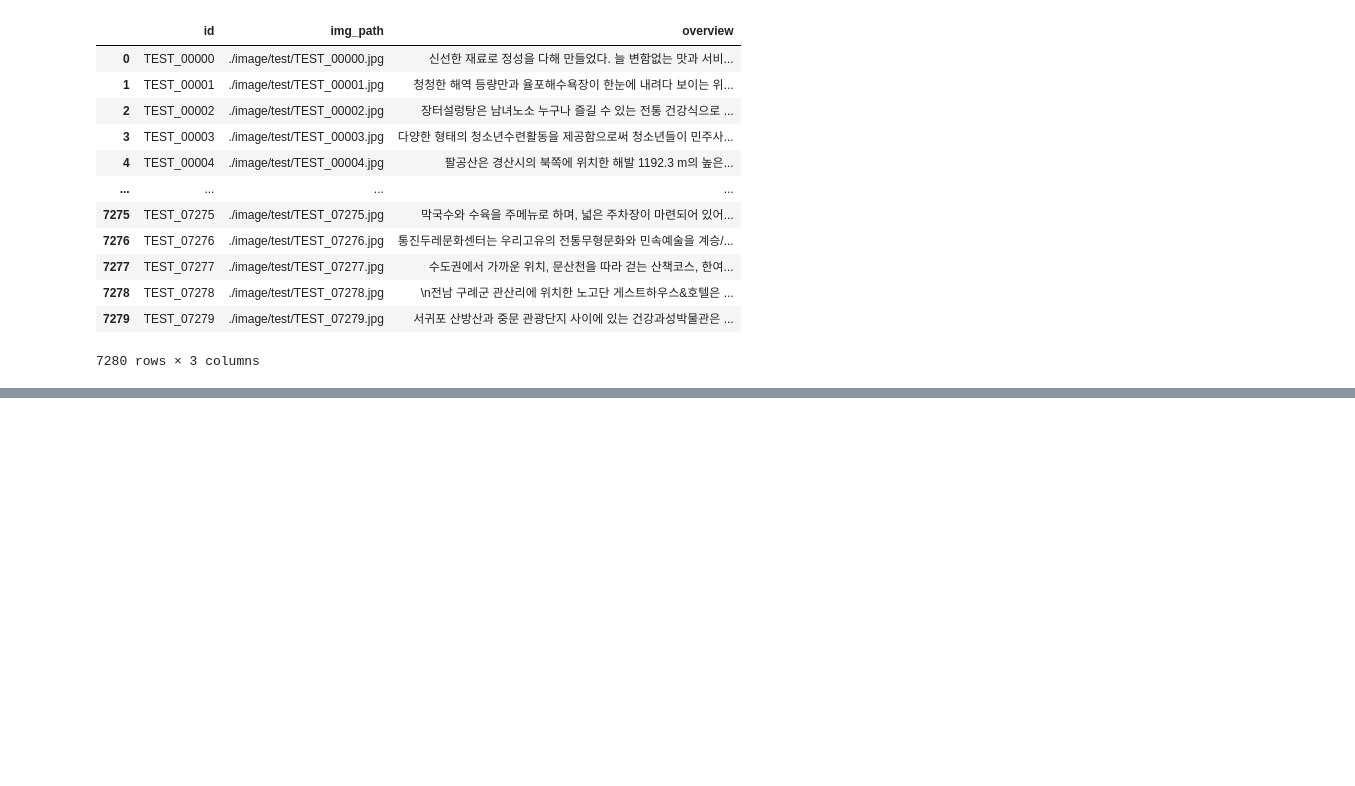
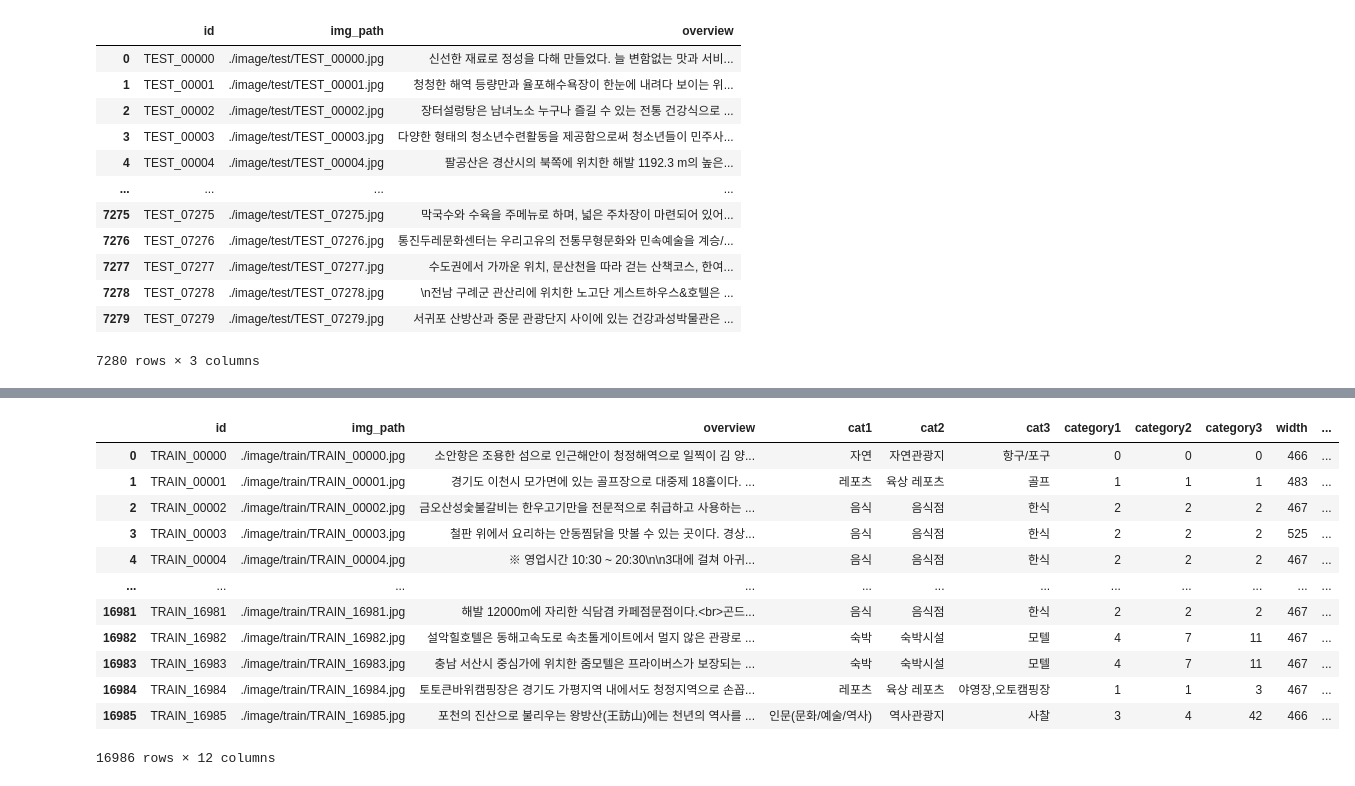
Before and after one commit to jukdang/AI_repo, a Jupyter notebook: Dacon_toursism data classification/travel.ipynb, the cells around one changed output, grey strips where cells are left out. Saved outputs shown, nothing was run; the diff lists cells and outputs as text; code cells hidden in the pictures; blank space fills up the shorter version.

```diff
--- a/Dacon_toursism data classification/travel.ipynb
+++ b/Dacon_toursism data classification/travel.ipynb
@@ -87,3 +89,7 @@ test_df
 | 7278 | TEST_07278 | ./image/test/TEST_07278.jpg | \n전남 구례군 관산리에 위치한 노고단 게스트하우스&호텔은 ... |
 | 7279 | TEST_07279 | ./image/test/TEST_07279.jpg | 서귀포 산방산과 중문 관광단지 사이에 있는 건강과성박물관은 ... |
 7280 rows × 3 columns
+# %%
+train_df[['width', 'height']] = train_df['img_path'].apply(lambda path: np.array(Image.open(path)).shape[:-1]).to_list()
+# %%
+train_df['sentence_length'] = train_df['overview'].apply(lambda sentence: len(sentence))
@@ -89,0 +134,16 @@ test_df
+# %%
+train_df
+# %% [output]
+|  | id | img_path | overview | cat1 | cat2 | cat3 | category1 | category2 | category3 | width | ... |
+| 0 | TRAIN_00000 | ./image/train/TRAIN_00000.jpg | 소안항은 조용한 섬으로 인근해안이 청정해역으로 일찍이 김 양... | 자연 | 자연관광지 | 항구/포구 | 0 | 0 | 0 | 466 | ... |
+| 1 | TRAIN_00001 | ./image/train/TRAIN_00001.jpg | 경기도 이천시 모가면에 있는 골프장으로 대중제 18홀이다. ... | 레포츠 | 육상 레포츠 | 골프 | 1 | 1 | 1 | 483 | ... |
+| 2 | TRAIN_00002 | ./image/train/TRAIN_00002.jpg | 금오산성숯불갈비는 한우고기만을 전문적으로 취급하고 사용하는 ... | 음식 | 음식점 | 한식 | 2 | 2 | 2 | 467 | ... |
+| 3 | TRAIN_00003 | ./image/train/TRAIN_00003.jpg | 철판 위에서 요리하는 안동찜닭을 맛볼 수 있는 곳이다. 경상... | 음식 | 음식점 | 한식 | 2 | 2 | 2 | 525 | ... |
+| 4 | TRAIN_00004 | ./image/train/TRAIN_00004.jpg | ※ 영업시간 10:30 ~ 20:30\n\n3대에 걸쳐 아귀... | 음식 | 음식점 | 한식 | 2 | 2 | 2 | 467 | ... |
+| ... | ... | ... | ... | ... | ... | ... | ... | ... | ... | ... | ... |
+| 16981 | TRAIN_16981 | ./image/train/TRAIN_16981.jpg | 해발 12000m에 자리한 식담겸 카페점문점이다.<br>곤드... | 음식 | 음식점 | 한식 | 2 | 2 | 2 | 467 | ... |
+| 16982 | TRAIN_16982 | ./image/train/TRAIN_16982.jpg | 설악힐호텔은 동해고속도로 속초톨게이트에서 멀지 않은 관광로 ... | 숙박 | 숙박시설 | 모텔 | 4 | 7 | 11 | 467 | ... |
+| 16983 | TRAIN_16983 | ./image/train/TRAIN_16983.jpg | 충남 서산시 중심가에 위치한 줌모텔은 프라이버스가 보장되는 ... | 숙박 | 숙박시설 | 모텔 | 4 | 7 | 11 | 467 | ... |
+| 16984 | TRAIN_16984 | ./image/train/TRAIN_16984.jpg | 토토큰바위캠핑장은 경기도 가평지역 내에서도 청정지역으로 손꼽... | 레포츠 | 육상 레포츠 | 야영장,오토캠핑장 | 1 | 1 | 3 | 467 | ... |
+| 16985 | TRAIN_16985 | ./image/train/TRAIN_16985.jpg | 포천의 진산으로 불리우는 왕방산(王訪山)에는 천년의 역사를 ... | 인문(문화/예술/역사) | 역사관광지 | 사찰 | 3 | 4 | 42 | 466 | ... |
+16986 rows × 12 columns
```
Also changed, not shown: parts of 8 cells of this notebook.
